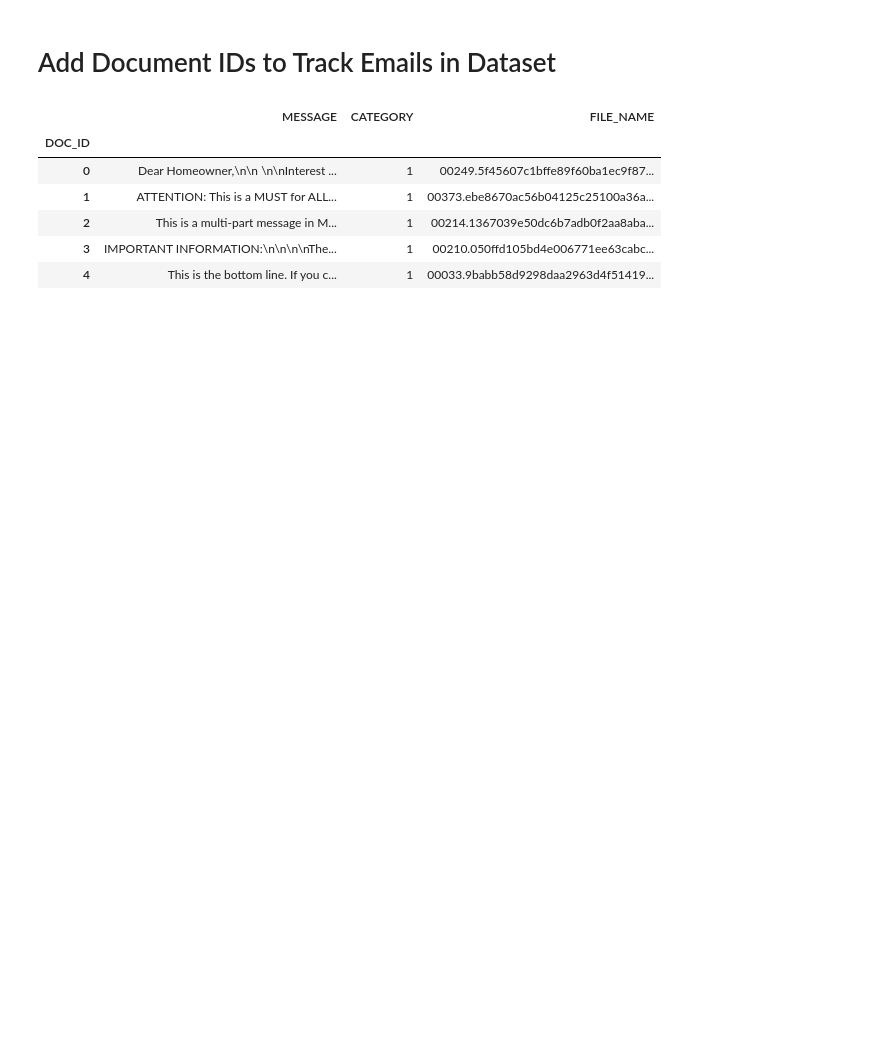
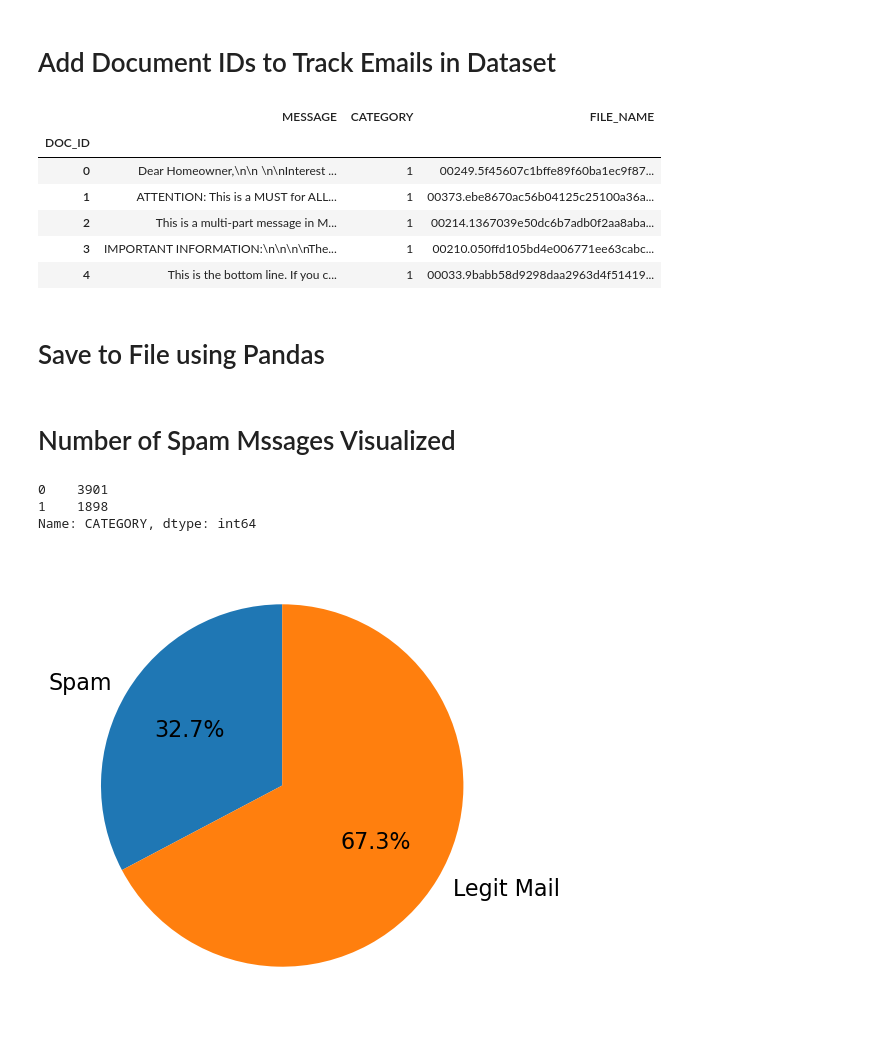
Before and after one commit to bme3412/bme3412, a Jupyter notebook: Bayes Classifier.ipynb, the cells around one changed output. Saved outputs shown, nothing was run; the diff lists cells and outputs as text; code cells hidden in the pictures; blank space fills up the shorter version.

```diff
--- a/Bayes Classifier.ipynb
+++ b/Bayes Classifier.ipynb
@@ -269,3 +274,5 @@ data.head()
 | 2 | This is a multi-part message in M... | 1 | 00214.1367039e50dc6b7adb0f2aa8aba... |
 | 3 | IMPORTANT INFORMATION:\n\n\n\nThe... | 1 | 00210.050ffd105bd4e006771ee63cabc... |
 | 4 | This is the bottom line. If you c... | 1 | 00033.9babb58d9298daa2963d4f51419... |
+# %% [markdown]
+# Save to File using Pandas
@@ -271,0 +281,20 @@ data.head()
+# %% [markdown]
+# Number of Spam Mssages Visualized
+# %%
+data['CATEGORY'].value_counts()
+# %% [output]
+0    3901
+1    1898
+Name: CATEGORY, dtype: int64
+# %%
+amount_of_spam = data['CATEGORY'].value_counts()[1]
+amount_of_ham = data['CATEGORY'].value_counts()[0]
+# %%
+category_names = ['Spam', 'Legit Mail']
+sizes = [amount_of_spam, amount_of_ham]
+
+plt.figure(figsize=(6,6), dpi=100)
+plt.pie(sizes, labels=category_names, textprops={'fontsize':16}, startangle=90, autopct='%1.1f%%')
+plt.show()
+# %% [output]
+[figure, added]
```
Also changed, not shown: parts of 7 cells of this notebook.
